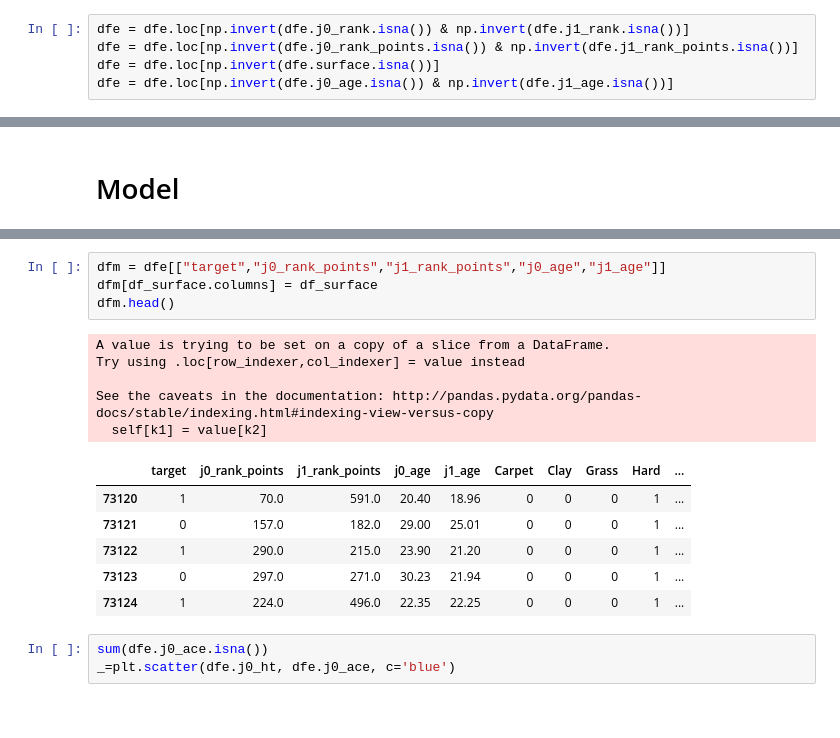
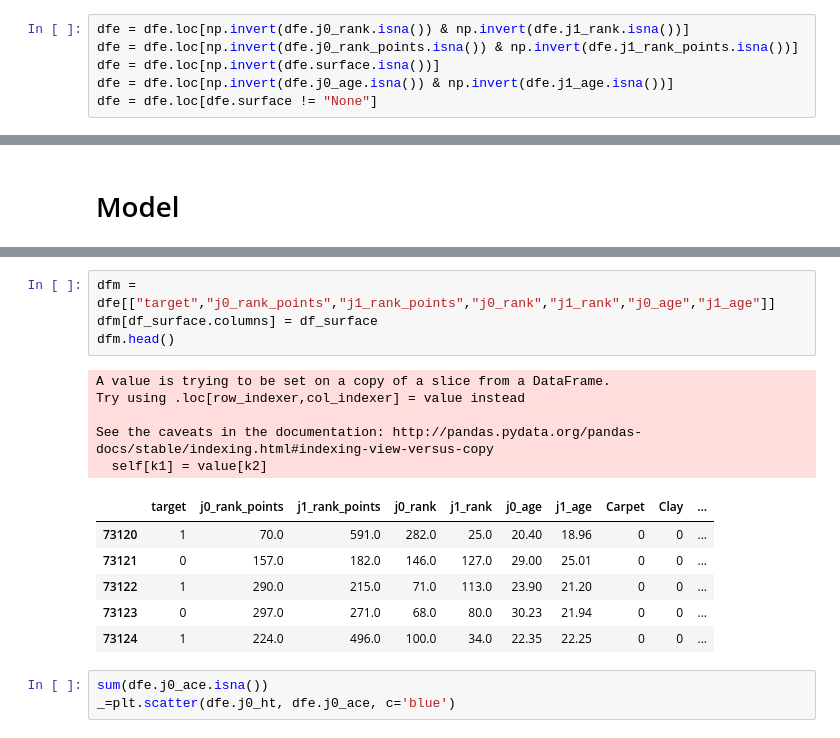
Before and after one commit to Hich69/ATP_Matches, a Jupyter notebook: notebook/ATP_Matches.ipynb, the cells around one changed output, grey strips where cells are left out. Cells and saved outputs as stored; diff of their text form.

```diff
--- a/notebook/ATP_Matches.ipynb
+++ b/notebook/ATP_Matches.ipynb
@@ -85,6 +85,7 @@ dfe = dfe.loc[np.invert(dfe.j0_rank.isna()) & np.invert(dfe.j1_rank.isna())]
 dfe = dfe.loc[np.invert(dfe.j0_rank_points.isna()) & np.invert(dfe.j1_rank_points.isna())]
 dfe = dfe.loc[np.invert(dfe.surface.isna())]
 dfe = dfe.loc[np.invert(dfe.j0_age.isna()) & np.invert(dfe.j1_age.isna())]
+dfe = dfe.loc[dfe.surface != "None"]
 # %%
 print("There are {} matches since {}".format(dfe.shape[0], dfe.date[0:1]))
 print("There are {} different players".format(len(list(set(dfe.j0_name + dfe.j1_name)))))
@@ -230,21 +243,21 @@ class logisticRegression:
             res = metrics.classification_report(self.test_y, self.pred_test)
         return res
 # %%
-dfm = dfe[["target","j0_rank_points","j1_rank_points","j0_age","j1_age"]]
+dfm = dfe[["target","j0_rank_points","j1_rank_points","j0_rank","j1_rank","j0_age","j1_age"]]
 dfm[df_surface.columns] = df_surface
 dfm.head()
 # %% [output]
 A value is trying to be set on a copy of a slice from a DataFrame.
 Try using .loc[row_indexer,col_indexer] = value instead
 
 See the caveats in the documentation: http://pandas.pydata.org/pandas-docs/stable/indexing.html#indexing-view-versus-copy
   self[k1] = value[k2]
-|  | target | j0_rank_points | j1_rank_points | j0_age | j1_age | Carpet | Clay | Grass | Hard | ... |
-| 73120 | 1 | 70.0 | 591.0 | 20.40 | 18.96 | 0 | 0 | 0 | 1 | ... |
-| 73121 | 0 | 157.0 | 182.0 | 29.00 | 25.01 | 0 | 0 | 0 | 1 | ... |
-| 73122 | 1 | 290.0 | 215.0 | 23.90 | 21.20 | 0 | 0 | 0 | 1 | ... |
-| 73123 | 0 | 297.0 | 271.0 | 30.23 | 21.94 | 0 | 0 | 0 | 1 | ... |
-| 73124 | 1 | 224.0 | 496.0 | 22.35 | 22.25 | 0 | 0 | 0 | 1 | ... |
+|  | target | j0_rank_points | j1_rank_points | j0_rank | j1_rank | j0_age | j1_age | Carpet | Clay | ... |
+| 73120 | 1 | 70.0 | 591.0 | 282.0 | 25.0 | 20.40 | 18.96 | 0 | 0 | ... |
+| 73121 | 0 | 157.0 | 182.0 | 146.0 | 127.0 | 29.00 | 25.01 | 0 | 0 | ... |
+| 73122 | 1 | 290.0 | 215.0 | 71.0 | 113.0 | 23.90 | 21.20 | 0 | 0 | ... |
+| 73123 | 0 | 297.0 | 271.0 | 68.0 | 80.0 | 30.23 | 21.94 | 0 | 0 | ... |
+| 73124 | 1 | 224.0 | 496.0 | 100.0 | 34.0 | 22.35 | 22.25 | 0 | 0 | ... |
 # %%
 sum(dfe.j0_ace.isna())
 _=plt.scatter(dfe.j0_ht, dfe.j0_ace, c='blue')
```
Also changed, not shown: parts of 19 cells of this notebook.
